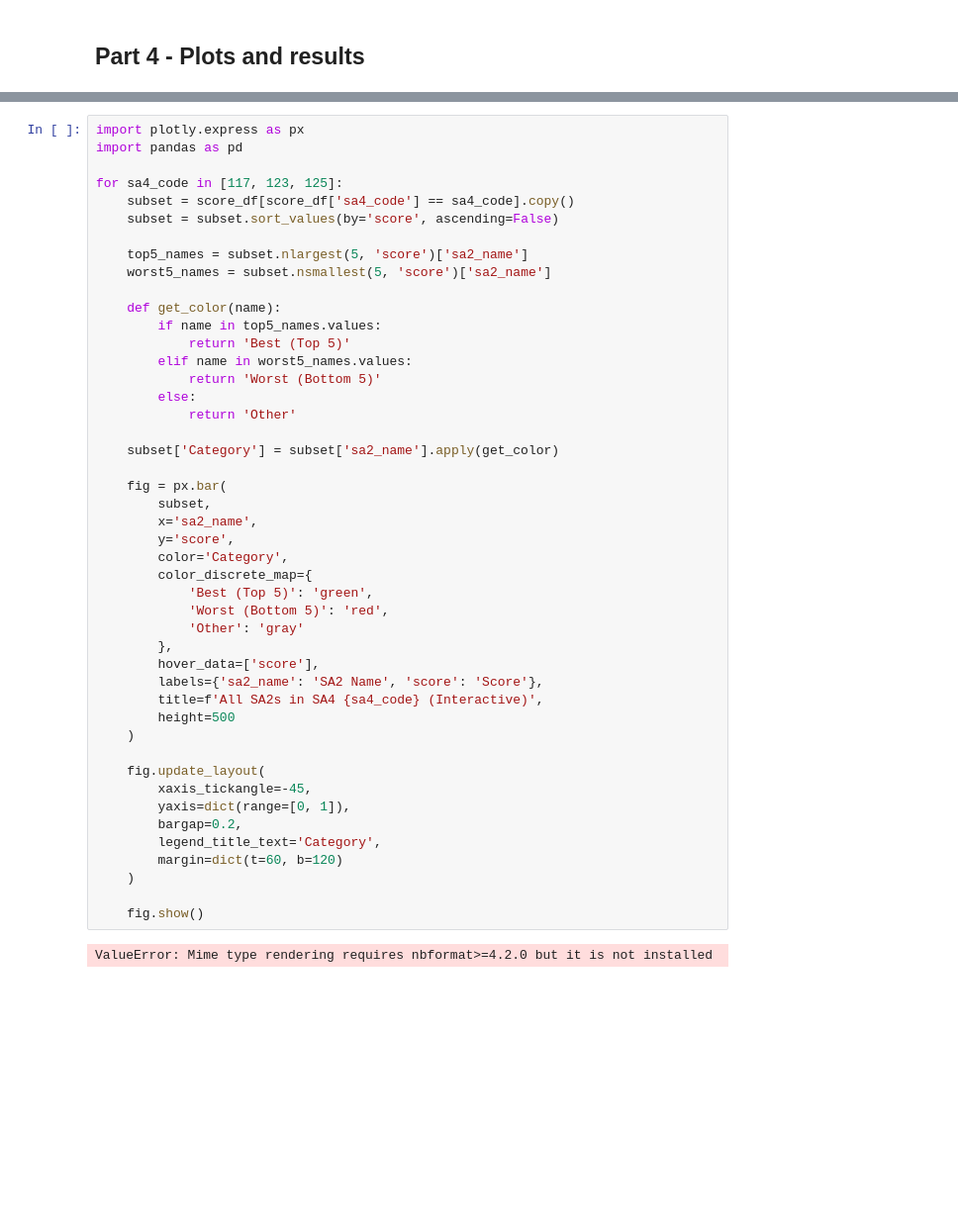
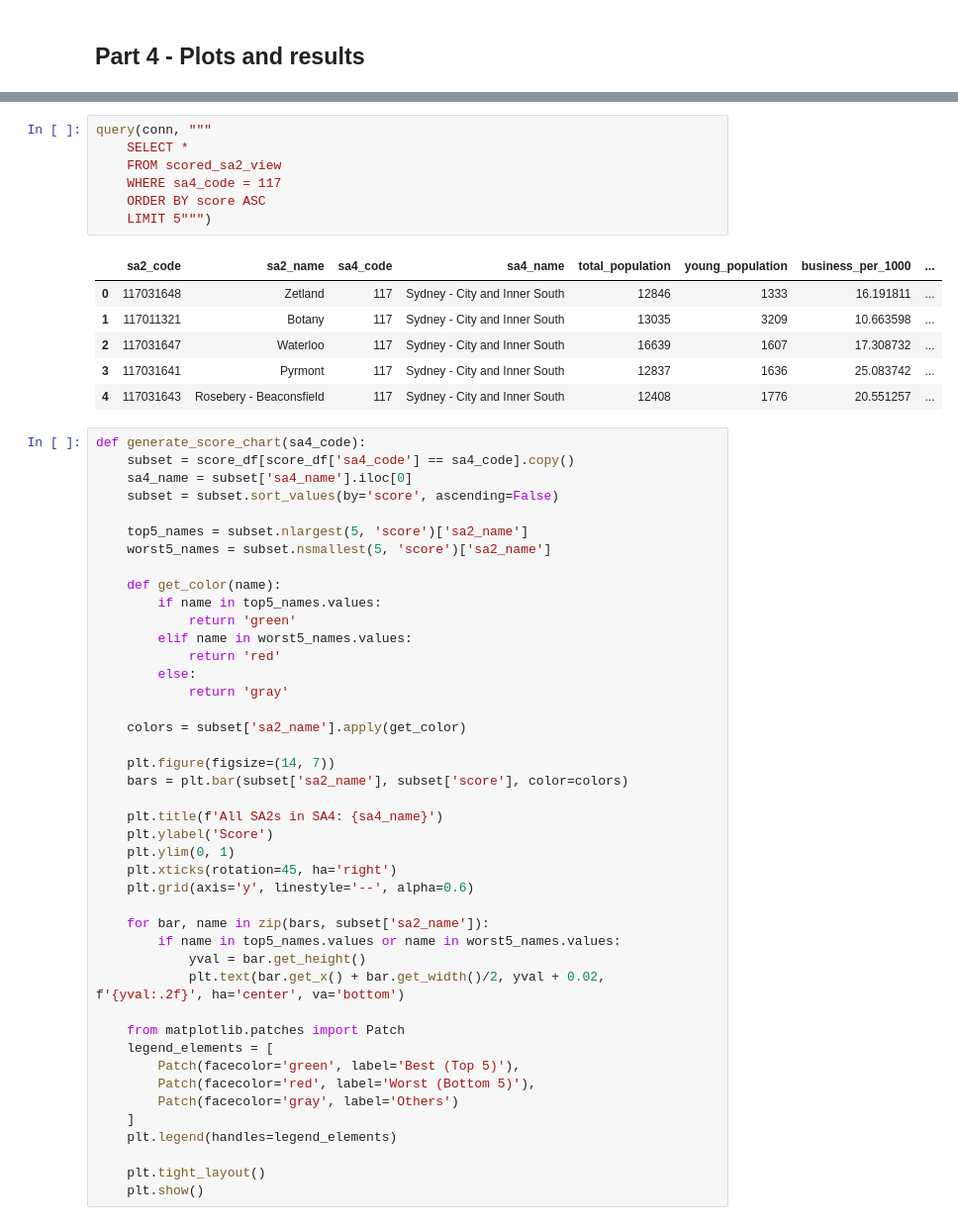
Before and after one commit to Charliero2246/Data2001Assignment, a Jupyter notebook: Assignment.ipynb, the cells around one changed output, grey strips where cells are left out. Shown at 99% size. Cells and saved outputs as stored; diff of their text form; blank space fills up the shorter version.

```diff
--- a/Assignment.ipynb
+++ b/Assignment.ipynb
@@ -896,9 +917,21 @@ m
+# %%
+query(conn, """
+    SELECT *
+    FROM scored_sa2_view
+    WHERE sa4_code = 117
+    ORDER BY score ASC
+    LIMIT 5""")
+# %% [output]
+|  | sa2_code | sa2_name | sa4_code | sa4_name | total_population | young_population | business_per_1000 | ... |
+| 0 | 117031648 | Zetland | 117 | Sydney - City and Inner South | 12846 | 1333 | 16.191811 | ... |
+| 1 | 117011321 | Botany | 117 | Sydney - City and Inner South | 13035 | 3209 | 10.663598 | ... |
+| 2 | 117031647 | Waterloo | 117 | Sydney - City and Inner South | 16639 | 1607 | 17.308732 | ... |
+| 3 | 117031641 | Pyrmont | 117 | Sydney - City and Inner South | 12837 | 1636 | 25.083742 | ... |
+| 4 | 117031643 | Rosebery - Beaconsfield | 117 | Sydney - City and Inner South | 12408 | 1776 | 20.551257 | ... |
 # %%
-import plotly.express as px
-import pandas as pd
-
-for sa4_code in [117, 123, 125]:
+def generate_score_chart(sa4_code):
     subset = score_df[score_df['sa4_code'] == sa4_code].copy()
+    sa4_name = subset['sa4_name'].iloc[0]
     subset = subset.sort_values(by='score', ascending=False)
 
     top5_names = subset.nlargest(5, 'score')['sa2_name']
@@ -906,38 +939,35 @@ for sa4_code in [117, 123, 125]:
 
     def get_color(name):
         if name in top5_names.values:
-            return 'Best (Top 5)'
+            return 'green'
         elif name in worst5_names.values:
-            return 'Worst (Bottom 5)'
+            return 'red'
         else:
-            return 'Other'
+            return 'gray'
 
-    subset['Category'] = subset['sa2_name'].apply(get_color)
+    colors = subset['sa2_name'].apply(get_color)
 
-    fig = px.bar(
-        subset,
-        x='sa2_name',
-        y='score',
-        color='Category',
-        color_discrete_map={
-            'Best (Top 5)': 'green',
-            'Worst (Bottom 5)': 'red',
-            'Other': 'gray'
-        },
-        hover_data=['score'],
-        labels={'sa2_name': 'SA2 Name', 'score': 'Score'},
-        title=f'All SA2s in SA4 {sa4_code} (Interactive)',
-        height=500
-    )
+    plt.figure(figsize=(14, 7))
+    bars = plt.bar(subset['sa2_name'], subset['score'], color=colors)
 
-    fig.update_layout(
-        xaxis_tickangle=-45,
-        yaxis=dict(range=[0, 1]),
-        bargap=0.2,
-        legend_title_text='Category',
-        margin=dict(t=60, b=120)
-    )
+    plt.title(f'All SA2s in SA4: {sa4_name}')
+    plt.ylabel('Score')
+    plt.ylim(0, 1)
+    plt.xticks(rotation=45, ha='right')
+    plt.grid(axis='y', linestyle='--', alpha=0.6)
 
-    fig.show()
+    for bar, name in zip(bars, subset['sa2_name']):
+        if name in top5_names.values or name in worst5_names.values:
+            yval = bar.get_height()
+            plt.text(bar.get_x() + bar.get_width()/2, yval + 0.02, f'{yval:.2f}', ha='center', va='bottom')
+
+    from matplotlib.patches import Patch
+    legend_elements = [
+        Patch(facecolor='green', label='Best (Top 5)'),
+        Patch(facecolor='red', label='Worst (Bottom 5)'),
+        Patch(facecolor='gray', label='Others')
+    ]
+    plt.legend(handles=legend_elements)
+
+    plt.tight_layout()
+    plt.show()
-# %% [output]
-ValueError: Mime type rendering requires nbformat>=4.2.0 but it is not installed
```
Also changed, not shown: parts of 22 cells of this notebook.
